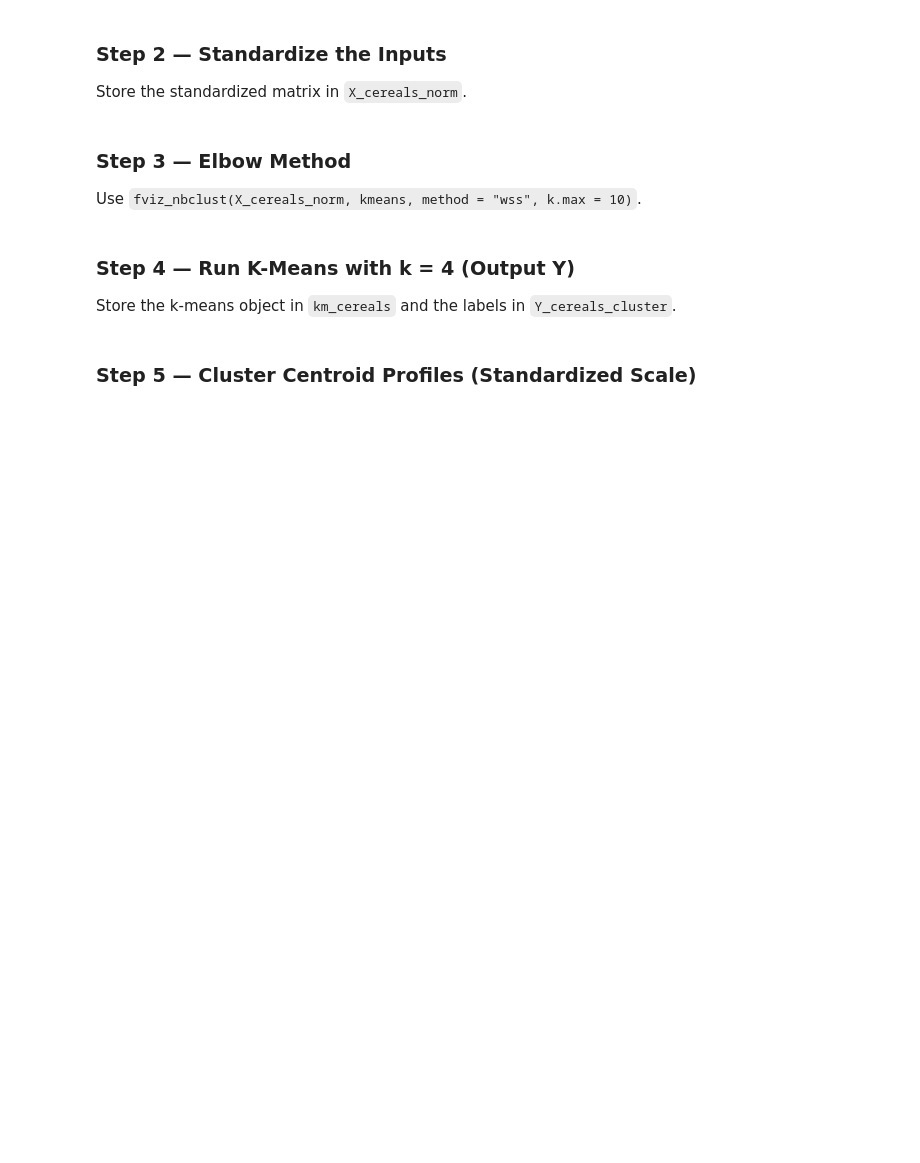
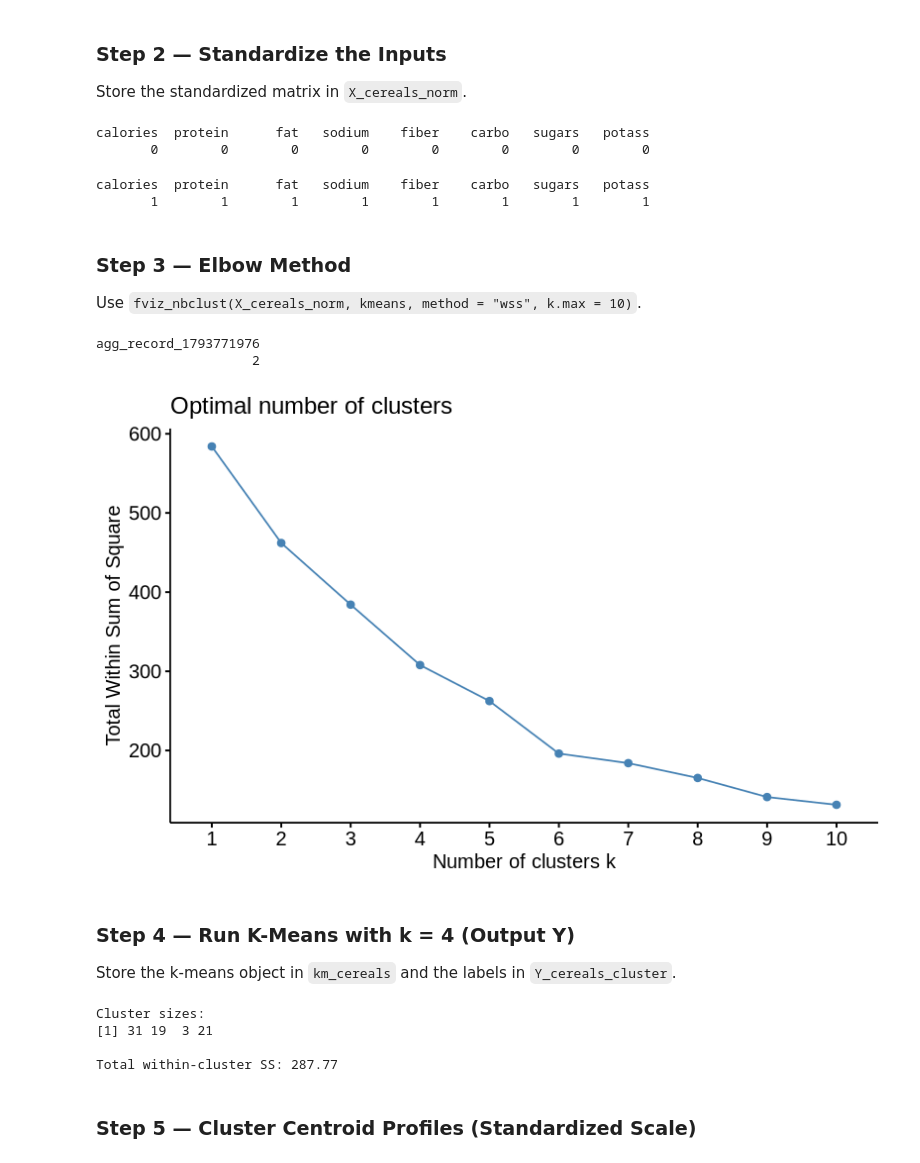
Before and after one commit to Alex-Weis4/Laughing-parakeet, a Jupyter notebook: Homework/module_5_homework.ipynb, the cells around one changed output. Cells and saved outputs as stored; diff of their text form; code cells hidden in the pictures; blank space fills up the shorter version.

```diff
--- a/Homework/module_5_homework.ipynb
+++ b/Homework/module_5_homework.ipynb
@@ -286,15 +362,17 @@ cat("Posterior probabilities:\n"); print(round(pred_new$posterior, 4))
 
 Use `cereals.df` for the raw data, `input_vars` for the 8 variable names, and `cereals_clean` for the cleaned dataframe with `name` as row label.
 # %%
-# YOUR CODE HERE — delete this comment when you add your code
+# Load cereals data and drop rows with NAs in the 8 input variables.
 # Required objects: cereals.df, input_vars, cereals_clean
 
-cereals.df <- NULL    # replace NULL with your code
+cereals.df <- mlba::Cereals
 
 input_vars <- c("calories", "protein", "fat", "sodium",
                 "fiber", "carbo", "sugars", "potass")
 
-cereals_clean <- NULL    # replace NULL with your code
+cereals_clean <- cereals.df |>
+  drop_na(all_of(input_vars)) |>
+  column_to_rownames("name")
 
 cat("Cereals retained after dropping NAs:", nrow(cereals_clean), "\n")
 head(cereals_clean)
@@ -303,13 +392,18 @@ head(cereals_clean)
 
 Store the standardized matrix in `X_cereals_norm`.
 # %%
-# YOUR CODE HERE — delete this comment when you add your code
+# Standardize the input variables in X_cereals and save the result in X_cereals_norm
 # Required object: X_cereals_norm
 
-X_cereals_norm <- NULL    # replace NULL with your code
+X_cereals_norm <- scale(cereals_clean[, input_vars])
 
 round(colMeans(X_cereals_norm), 4)
 round(apply(X_cereals_norm, 2, sd), 4)
+# %% [output]
+calories  protein      fat   sodium    fiber    carbo   sugars   potass
+       0        0        0        0        0        0        0        0
+calories  protein      fat   sodium    fiber    carbo   sugars   potass
+       1        1        1        1        1        1        1        1
 # %% [markdown]
 ### Step 3 — Elbow Method
 
@@ -317,32 +411,41 @@ Use `fviz_nbclust(X_cereals_norm, kmeans, method = "wss", k.max = 10)`.
 # %%
 tmp_file <- tempfile(fileext = ".png")
 png(tmp_file, width = 800, height = 500, res = 120,
     type = "cairo", family = "sans")
 
 set.seed(123)
-# YOUR CODE HERE — delete this comment when you add your code
+# Use Elbow method to determine the optimal number of clusters for k-means clustering of the cereals data.
 # Build the fviz_nbclust plot inside print(...).
 
 print(
-  NULL    # replace NULL with your fviz_nbclust(...) call
+  fviz_nbclust(X_cereals_norm, kmeans, method = "wss", k.max = 10)    # replace NULL with your fviz_nbclust(...) call
 )
 
 dev.off()
 IRdisplay::display_png(file = tmp_file)
+# %% [output]
+agg_record_1793771976
+                    2
+[figure, added]
 # %% [markdown]
 ### Step 4 — Run K-Means with k = 4 (Output Y)
 
 Store the k-means object in `km_cereals` and the labels in `Y_cereals_cluster`.
 # %%
 set.seed(123)
-# YOUR CODE HERE — delete this comment when you add your code
+# Perform k-means clustering of the cereals data with k = 3 clusters.
 # Required objects: km_cereals, Y_cereals_cluster
 
-km_cereals        <- NULL    # replace NULL with your code
-Y_cereals_cluster <- NULL    # replace NULL with your code
+km_cereals        <- kmeans(X_cereals_norm, centers = 4, nstart = 25)
+Y_cereals_cluster <- km_cereals$cluster
 
 cat("Cluster sizes:\n"); print(km_cereals$size)
 cat("\nTotal within-cluster SS:", round(km_cereals$tot.withinss, 2), "\n")
+# %% [output]
+Cluster sizes:
+[1] 31 19  3 21
+
+Total within-cluster SS: 287.77
 # %% [markdown]
 ### Step 5 — Cluster Centroid Profiles (Standardized Scale)
 # %%
```
Also changed, not shown: parts of 17 cells of this notebook.
